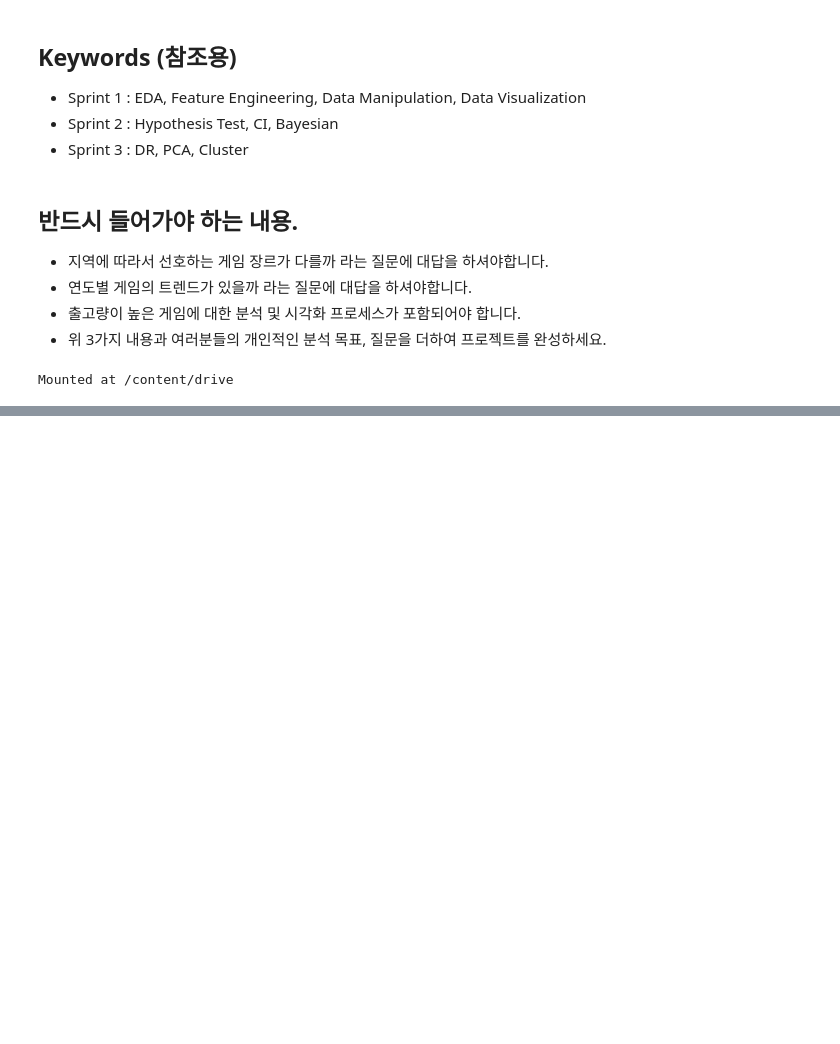
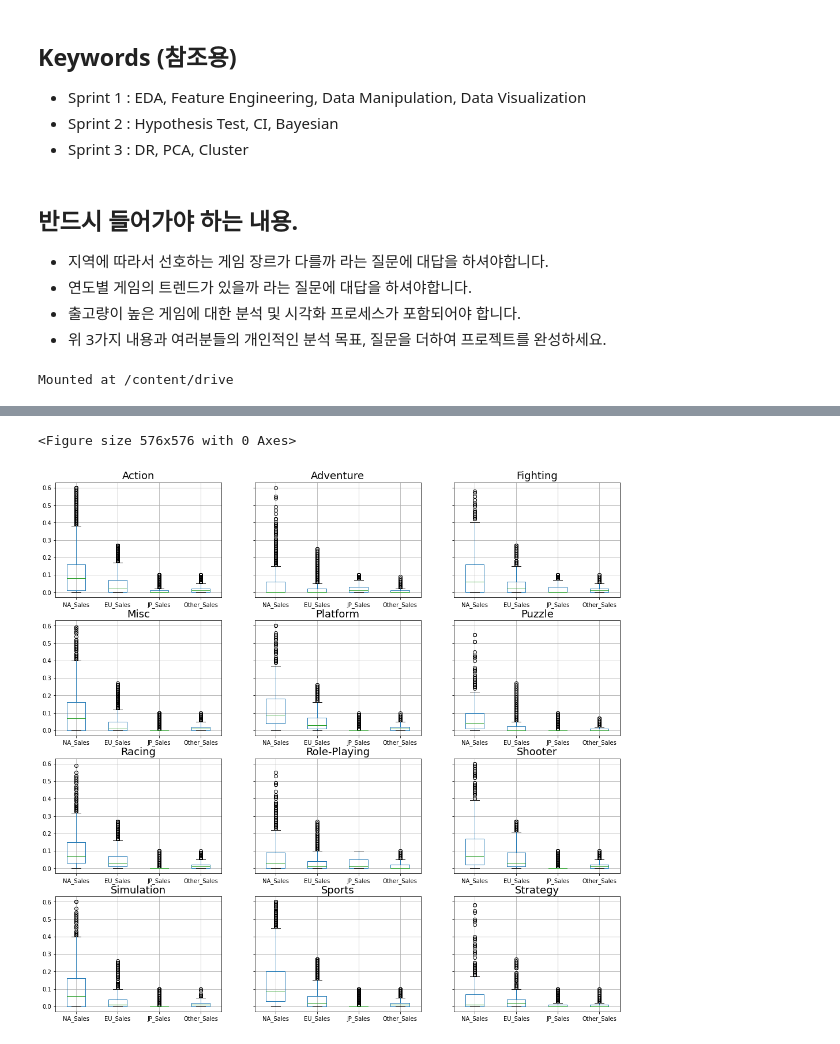
Before and after one commit to poten-jay/Note-cote-, a Jupyter notebook: S1-Week 4-Project.ipynb, the cells around one changed output, grey strips where cells are left out. Drawn from its saved outputs; the diff is of its cells as text; code cells hidden in the pictures; blank space fills up the shorter version.

```diff
--- a/S1-Week 4-Project.ipynb
+++ b/S1-Week 4-Project.ipynb
@@ -139,0 +303,5 @@ df.reset_index()   # 인덱스 번호 리셋
+# %%
+box1 = outliers_iqr(df_box['NA_Sales'])[0]    # 이상치 인텍스 넘버 추출
+box2 = outliers_iqr(df_box['EU_Sales'])[0]
+box3 = outliers_iqr(df_box['JP_Sales'])[0]
+box4 = outliers_iqr(df_box['Other_Sales'])[0]
@@ -139,0 +326,5 @@ df.reset_index()   # 인덱스 번호 리셋
+# %%
+# 이상치 갯수
+lead_outlier_index = np.concatenate((box1, box2, box3, box4), axis = None)
+print(len(lead_outlier_index))
+lead_outlier_index
@@ -139,0 +334,10 @@ df.reset_index()   # 인덱스 번호 리셋
+# %%
+lead_not_outlier_index = []
+for i in df_box.index:
+    # lead_outlier_index에 포함되지 않는다면 추가
+    if i not in lead_outlier_index :
+        lead_not_outlier_index.append(i)
+# %%
+df_box_clean = df_box.loc[lead_not_outlier_index]
+df_box_clean = df_box_clean.reset_index(drop=True)  # 이상치 제거 완료
+df_box_clean   # 이상치 제거 완료
@@ -139,0 +362,7 @@ df.reset_index()   # 인덱스 번호 리셋
+# %%
+plt.figure(figsize=(8,8)).set_facecolor('white')
+df_box_clean.groupby('Genre').boxplot(column = ['NA_Sales', 'EU_Sales', 'JP_Sales', 'Other_Sales'],
+                           rot=0, fontsize=10, figsize=(17,17));
+# %% [output]
+<Figure size 576x576 with 0 Axes>
+[figure, added]
```
Also changed, not shown: parts of 71 cells of this notebook.
